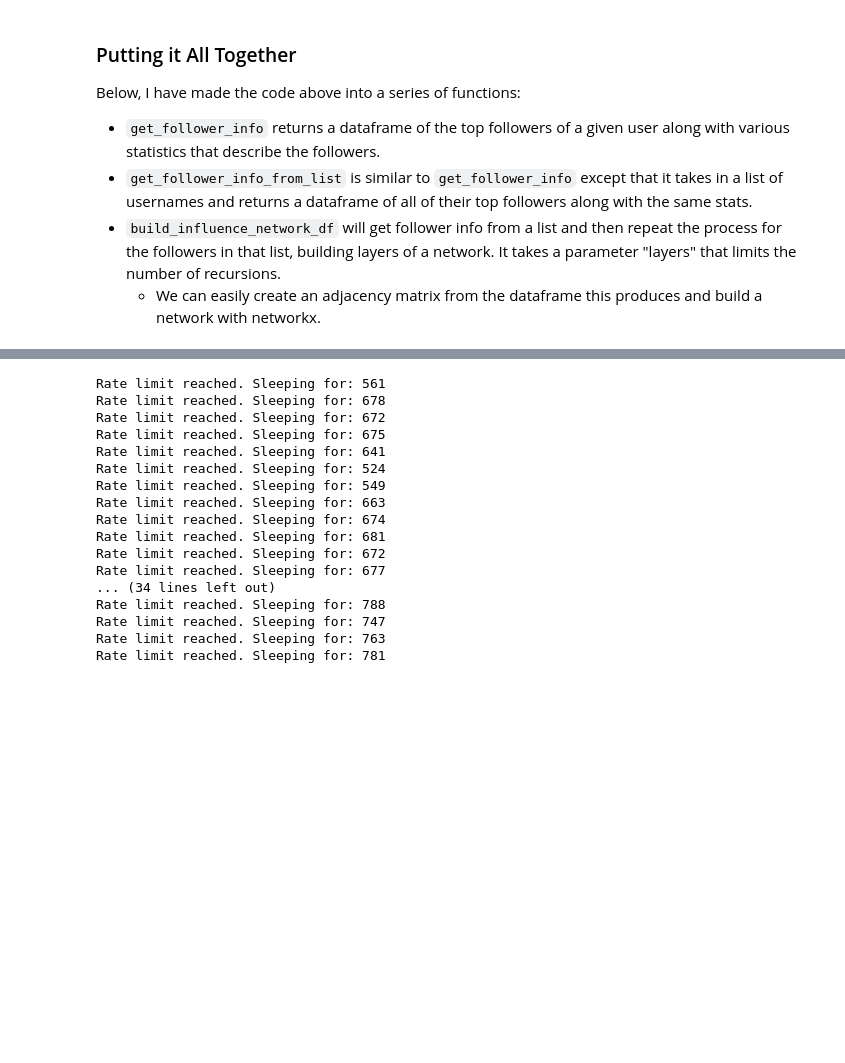
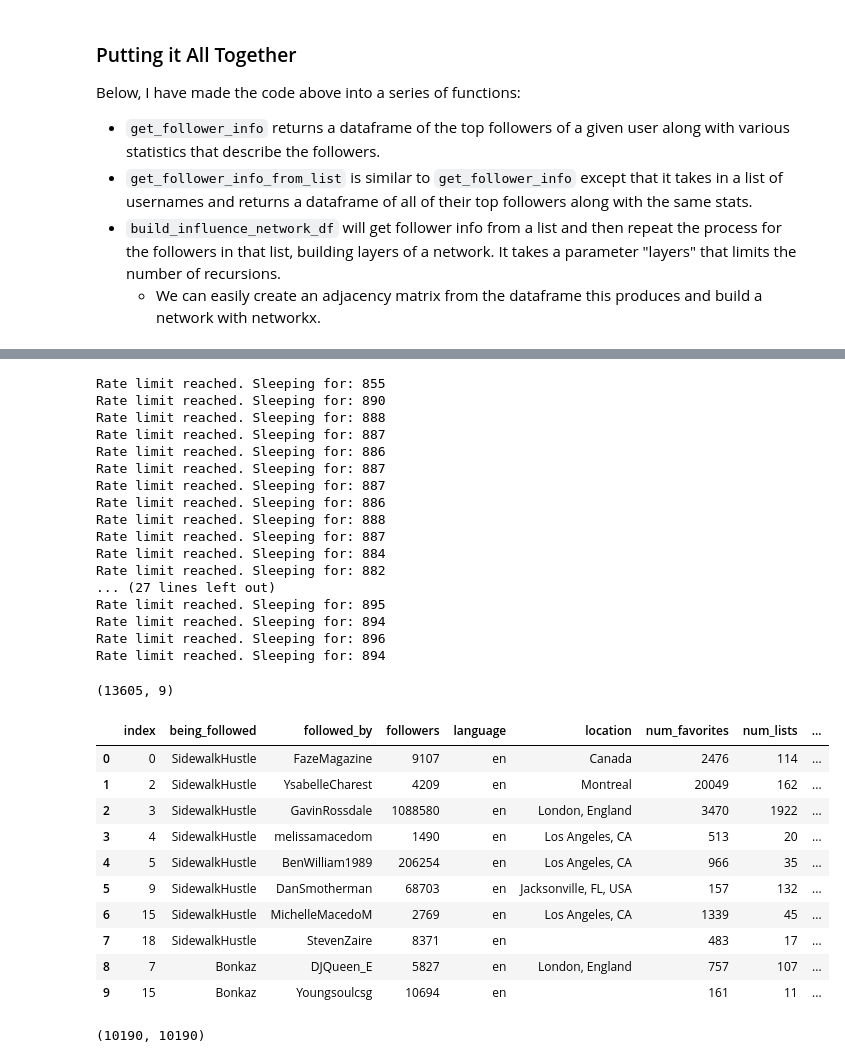
Before and after one commit to jrs33/Converse_Product_Launch, a Jupyter notebook: chuck_ii.ipynb, the cells around one changed output, grey strips where cells are left out. Cells and saved outputs as stored; diff of their text form; code cells hidden in the pictures; blank space fills up the shorter version.

```diff
--- a/chuck_ii.ipynb
+++ b/chuck_ii.ipynb
@@ -468,22 +513,38 @@ def build_influence_network_df(layers = 3, list_of_being_followed, max_num_follo
     network_data = network_data.reset_index()
     return(network_data)
 # %%
-network_df = build_influence_network_df(layers = 5, list_of_being_followed = starters, max_num_followers = 50, min_klout = 50)
+network_df = build_influence_network_df(list_of_being_followed = starters, layers = 3)
 # %% [output]
-Rate limit reached. Sleeping for: 561
-Rate limit reached. Sleeping for: 678
-Rate limit reached. Sleeping for: 672
-Rate limit reached. Sleeping for: 675
-Rate limit reached. Sleeping for: 641
-Rate limit reached. Sleeping for: 524
-Rate limit reached. Sleeping for: 549
-Rate limit reached. Sleeping for: 663
-Rate limit reached. Sleeping for: 674
-Rate limit reached. Sleeping for: 681
-Rate limit reached. Sleeping for: 672
-Rate limit reached. Sleeping for: 677
-... (34 lines left out)
-Rate limit reached. Sleeping for: 788
-Rate limit reached. Sleeping for: 747
-Rate limit reached. Sleeping for: 763
-Rate limit reached. Sleeping for: 781
+Rate limit reached. Sleeping for: 855
+Rate limit reached. Sleeping for: 890
+Rate limit reached. Sleeping for: 888
+Rate limit reached. Sleeping for: 887
+Rate limit reached. Sleeping for: 886
+Rate limit reached. Sleeping for: 887
+Rate limit reached. Sleeping for: 887
+Rate limit reached. Sleeping for: 886
+Rate limit reached. Sleeping for: 888
+Rate limit reached. Sleeping for: 887
+Rate limit reached. Sleeping for: 884
+Rate limit reached. Sleeping for: 882
+... (27 lines left out)
+Rate limit reached. Sleeping for: 895
+Rate limit reached. Sleeping for: 894
+Rate limit reached. Sleeping for: 896
+Rate limit reached. Sleeping for: 894
+# %%
+print(network_df.shape)
+network_df.head(10)
+# %% [output]
+(13605, 9)
+|  | index | being_followed | followed_by | followers | language | location | num_favorites | num_lists | ... |
+| 0 | 0 | SidewalkHustle | FazeMagazine | 9107 | en | Canada | 2476 | 114 | ... |
+| 1 | 2 | SidewalkHustle | YsabelleCharest | 4209 | en | Montreal | 20049 | 162 | ... |
+| 2 | 3 | SidewalkHustle | GavinRossdale | 1088580 | en | London, England | 3470 | 1922 | ... |
+| 3 | 4 | SidewalkHustle | melissamacedom | 1490 | en | Los Angeles, CA | 513 | 20 | ... |
+| 4 | 5 | SidewalkHustle | BenWilliam1989 | 206254 | en | Los Angeles, CA | 966 | 35 | ... |
+| 5 | 9 | SidewalkHustle | DanSmotherman | 68703 | en | Jacksonville, FL, USA | 157 | 132 | ... |
+| 6 | 15 | SidewalkHustle | MichelleMacedoM | 2769 | en | Los Angeles, CA | 1339 | 45 | ... |
+| 7 | 18 | SidewalkHustle | StevenZaire | 8371 | en |  | 483 | 17 | ... |
+| 8 | 7 | Bonkaz | DJQueen_E | 5827 | en | London, England | 757 | 107 | ... |
+| 9 | 15 | Bonkaz | Youngsoulcsg | 10694 | en |  | 161 | 11 | ... |
@@ -489,0 +553,7 @@ Rate limit reached. Sleeping for: 781
+# %%
+network_adj_df = pd.crosstab(network_df.being_followed, network_df.followed_by)
+idx = network_adj_df.columns.union(network_adj_df.index)
+network_adj_df = network_adj_df.reindex(index = idx, columns = idx, fill_value = 0)
+network_adj_df.shape
+# %% [output]
+(10190, 10190)
```
Also changed, not shown: parts of 14 cells of this notebook.
